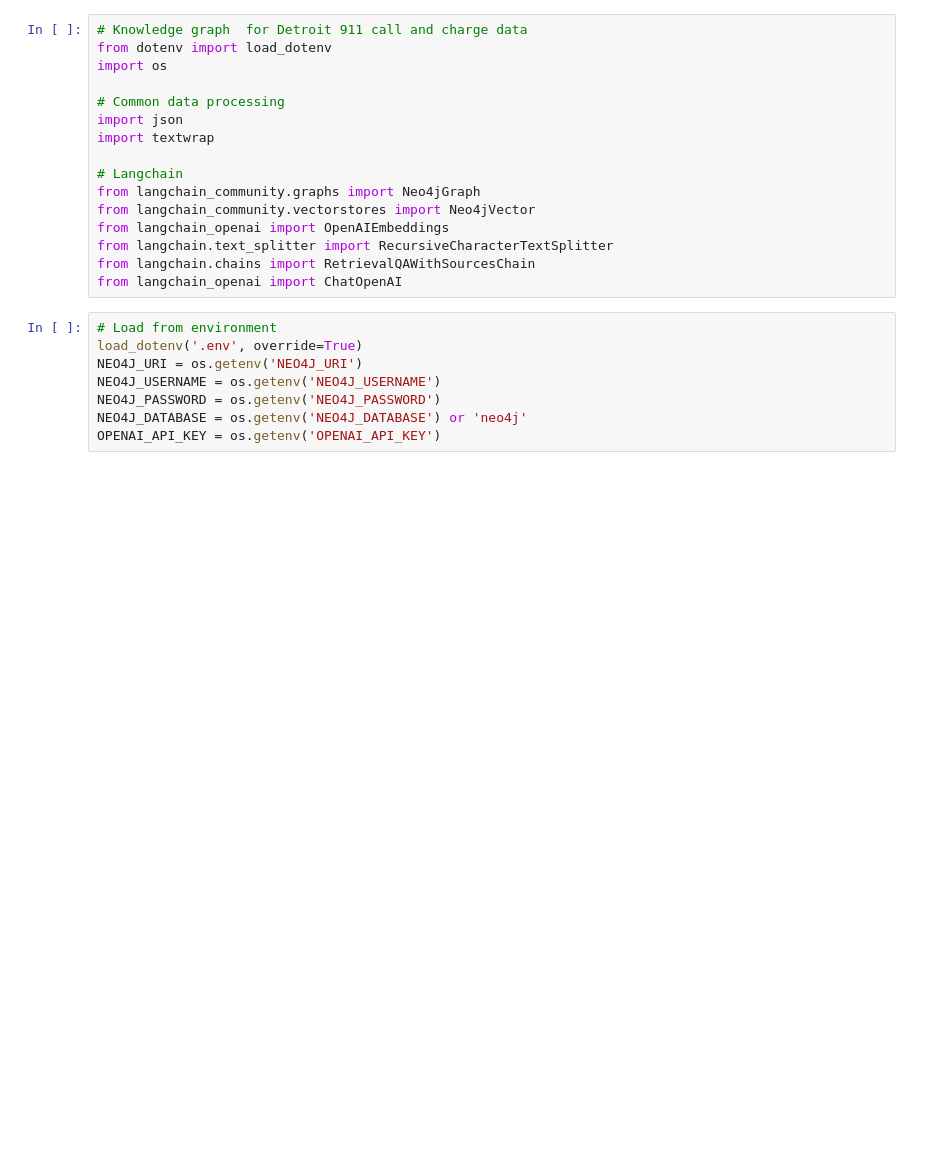
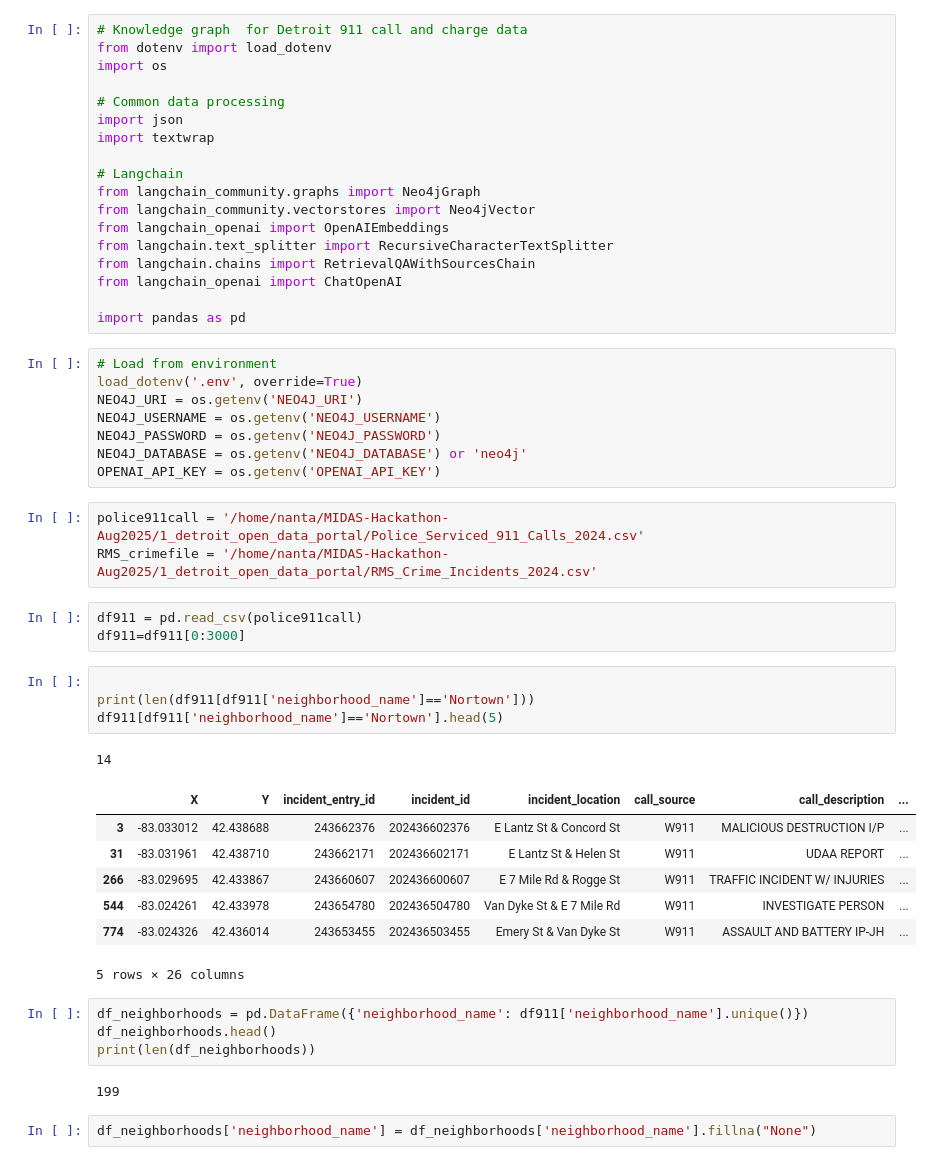
Before and after one commit to Nanta-Sp/MIDAS-Hackathon-Aug2025, a Jupyter notebook: 1_detroit_open_data_portal/Detroit_data_chatbot.ipynb, the cells around one changed output. Cells and saved outputs as stored; diff of their text form; blank space fills up the shorter version.

```diff
--- a/1_detroit_open_data_portal/Detroit_data_chatbot.ipynb
+++ b/1_detroit_open_data_portal/Detroit_data_chatbot.ipynb
@@ -14,6 +14,8 @@ from langchain_openai import OpenAIEmbeddings
 from langchain.text_splitter import RecursiveCharacterTextSplitter
 from langchain.chains import RetrievalQAWithSourcesChain
 from langchain_openai import ChatOpenAI
+
+import pandas as pd
 # %%
 # Load from environment
 load_dotenv('.env', override=True)
@@ -22,3 +24,30 @@ NEO4J_USERNAME = os.getenv('NEO4J_USERNAME')
 NEO4J_PASSWORD = os.getenv('NEO4J_PASSWORD')
 NEO4J_DATABASE = os.getenv('NEO4J_DATABASE') or 'neo4j'
 OPENAI_API_KEY = os.getenv('OPENAI_API_KEY')
+# %%
+police911call = '/home/nanta/MIDAS-Hackathon-Aug2025/1_detroit_open_data_portal/Police_Serviced_911_Calls_2024.csv'
+RMS_crimefile = '/home/nanta/MIDAS-Hackathon-Aug2025/1_detroit_open_data_portal/RMS_Crime_Incidents_2024.csv'
+# %%
+df911 = pd.read_csv(police911call)
+df911=df911[0:3000]
+# %%
+
+print(len(df911[df911['neighborhood_name']=='Nortown']))
+df911[df911['neighborhood_name']=='Nortown'].head(5)
+# %% [output]
+14
+|  | X | Y | incident_entry_id | incident_id | incident_location | call_source | call_description | ... |
+| 3 | -83.033012 | 42.438688 | 243662376 | 202436602376 | E Lantz St & Concord St | W911 | MALICIOUS DESTRUCTION I/P | ... |
+| 31 | -83.031961 | 42.438710 | 243662171 | 202436602171 | E Lantz St & Helen St | W911 | UDAA REPORT | ... |
+| 266 | -83.029695 | 42.433867 | 243660607 | 202436600607 | E 7 Mile Rd & Rogge St | W911 | TRAFFIC INCIDENT W/ INJURIES | ... |
+| 544 | -83.024261 | 42.433978 | 243654780 | 202436504780 | Van Dyke St & E 7 Mile Rd | W911 | INVESTIGATE PERSON | ... |
+| 774 | -83.024326 | 42.436014 | 243653455 | 202436503455 | Emery St & Van Dyke St | W911 | ASSAULT AND BATTERY IP-JH | ... |
+5 rows × 26 columns
+# %%
+df_neighborhoods = pd.DataFrame({'neighborhood_name': df911['neighborhood_name'].unique()})
+df_neighborhoods.head()
+print(len(df_neighborhoods))
+# %% [output]
+199
+# %%
+df_neighborhoods['neighborhood_name'] = df_neighborhoods['neighborhood_name'].fillna("None")
```
Also changed, not shown: parts of 29 cells of this notebook, 1 other file.
